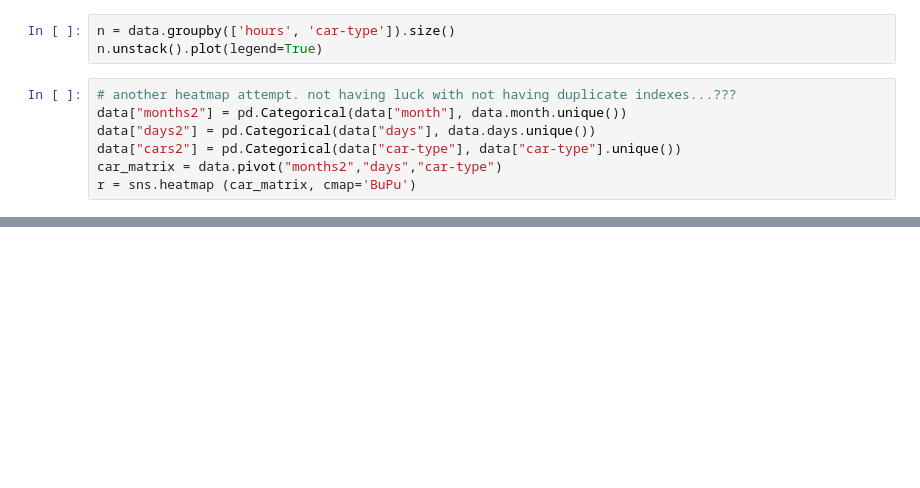
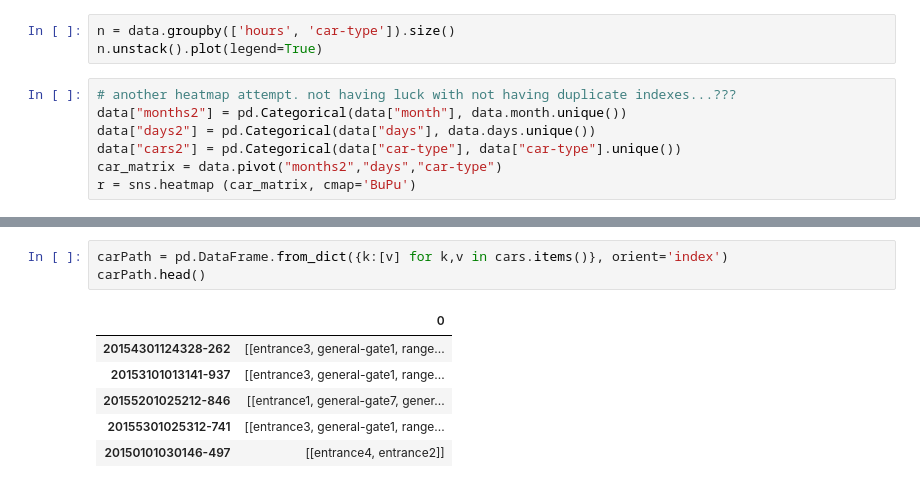
Before and after one commit to dollberk/Patterns_of_Life_Capstone, a Jupyter notebook: Capstone_Final.ipynb, the cells around one changed output, grey strips where cells are left out. Cells and saved outputs as stored; diff of their text form; blank space fills up the shorter version.

```diff
--- a/Capstone_Final.ipynb
+++ b/Capstone_Final.ipynb
@@ -568,0 +788,10 @@ r = sns.heatmap (car_matrix, cmap='BuPu')
+# %%
+carPath = pd.DataFrame.from_dict({k:[v] for k,v in cars.items()}, orient='index')
+carPath.head()
+# %% [output]
+|  | 0 |
+| 20154301124328-262 | [[entrance3, general-gate1, range... |
+| 20153101013141-937 | [[entrance3, general-gate1, range... |
+| 20155201025212-846 | [[entrance1, general-gate7, gener... |
+| 20155301025312-741 | [[entrance3, general-gate1, range... |
+| 20150101030146-497 | [[entrance4, entrance2]] |
```
Also changed, not shown: parts of 14 cells of this notebook.
